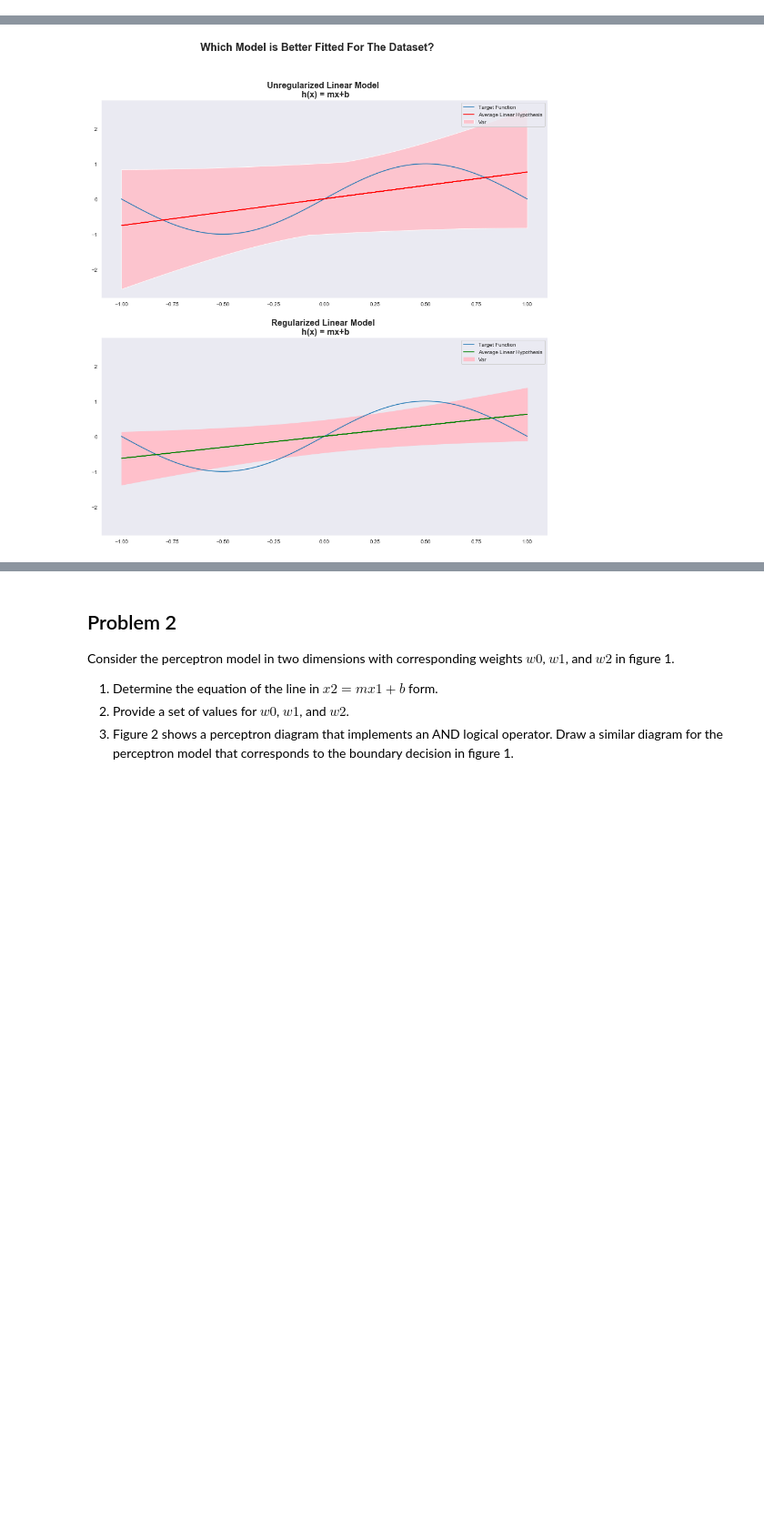
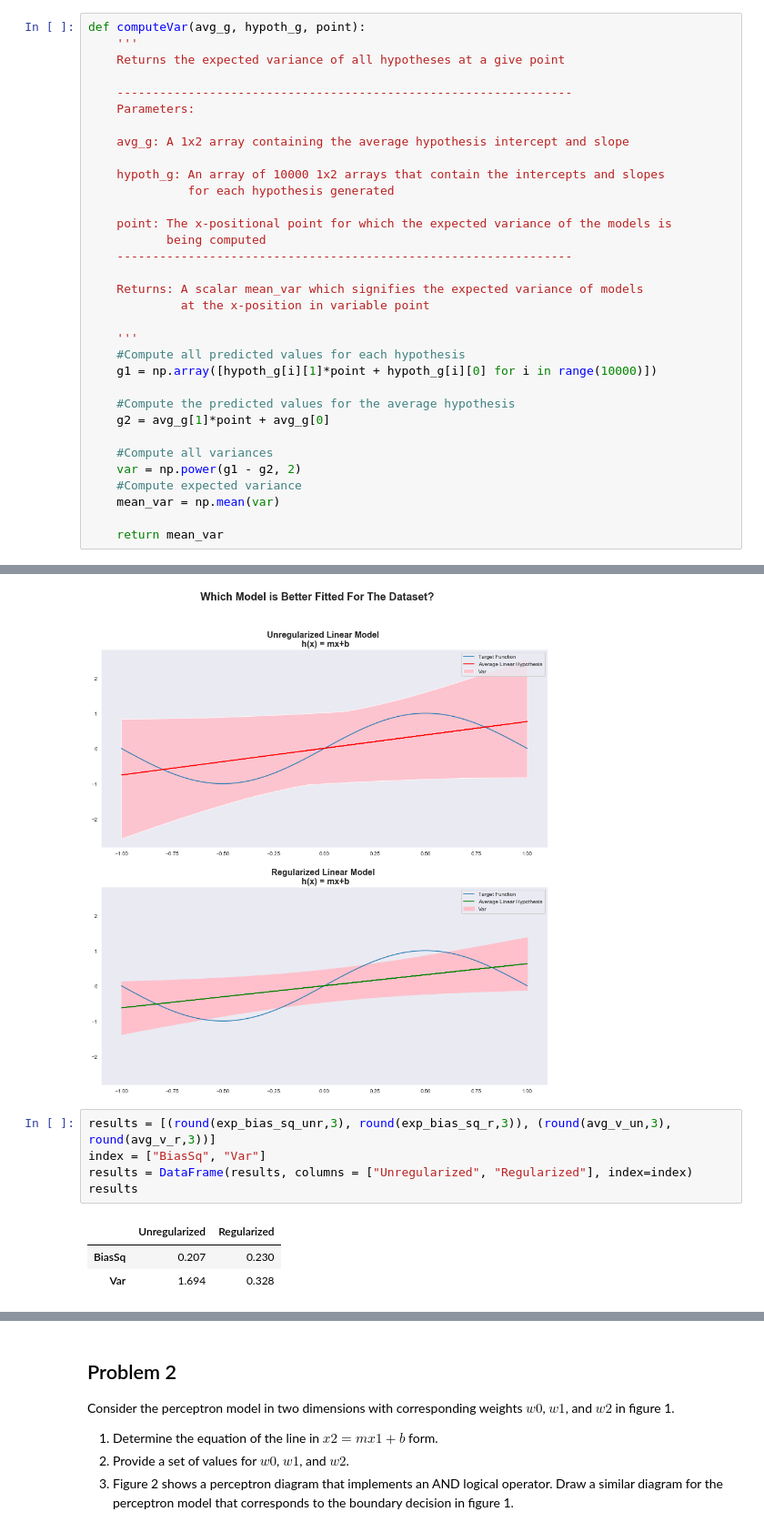
Before and after one commit to edalrami/machine-learning-hw5, a Jupyter notebook: hw5.ipynb, the cells around one changed output, grey strips where cells are left out. Shown at 91% size. Saved outputs shown, nothing was run; the diff lists cells and outputs as text; blank space fills up the shorter version.

```diff
--- a/hw5.ipynb
+++ b/hw5.ipynb
@@ -194,3 +159,36 @@ def computeVar(avg_g, hypoth_g, point):
+# %%
+def computeVar(avg_g, hypoth_g, point):
+    '''
+    Returns the expected variance of all hypotheses at a give point
+
+    ----------------------------------------------------------------
+    Parameters:
+
+    avg_g: A 1x2 array containing the average hypothesis intercept and slope
+
+    hypoth_g: An array of 10000 1x2 arrays that contain the intercepts and slopes
+              for each hypothesis generated
+
+    point: The x-positional point for which the expected variance of the models is
+           being computed
+    ----------------------------------------------------------------
+
+    Returns: A scalar mean_var which signifies the expected variance of models
+             at the x-position in variable point
+
+    '''
+    #Compute all predicted values for each hypothesis
+    g1 = np.array([hypoth_g[i][1]*point + hypoth_g[i][0] for i in range(10000)])
+
+    #Compute the predicted values for the average hypothesis
+    g2 = avg_g[1]*point + avg_g[0]
+
+    #Compute all variances
+    var = np.power(g1 - g2, 2)
+    #Compute expected variance
+    mean_var = np.mean(var)
+
+    return mean_var
 # %%
 progress = progressbar.ProgressBar()
 x_range = range(10000)
@@ -238,3 +245,12 @@ f.suptitle('Which Model is Better Fitted For The Dataset?', fontsize = '20', wei
 plt.show()
 # %% [output]
 [figure]
+# %%
+results = [(round(exp_bias_sq_unr,3), round(exp_bias_sq_r,3)), (round(avg_v_un,3), round(avg_v_r,3))]
+index = ["BiasSq", "Var"]
+results = DataFrame(results, columns = ["Unregularized", "Regularized"], index=index)
+results
+# %% [output]
+|  | Unregularized | Regularized |
+| BiasSq | 0.207 | 0.230 |
+| Var | 1.694 | 0.328 |
```
Also changed, not shown: parts of 39 cells of this notebook, 1 other file.
